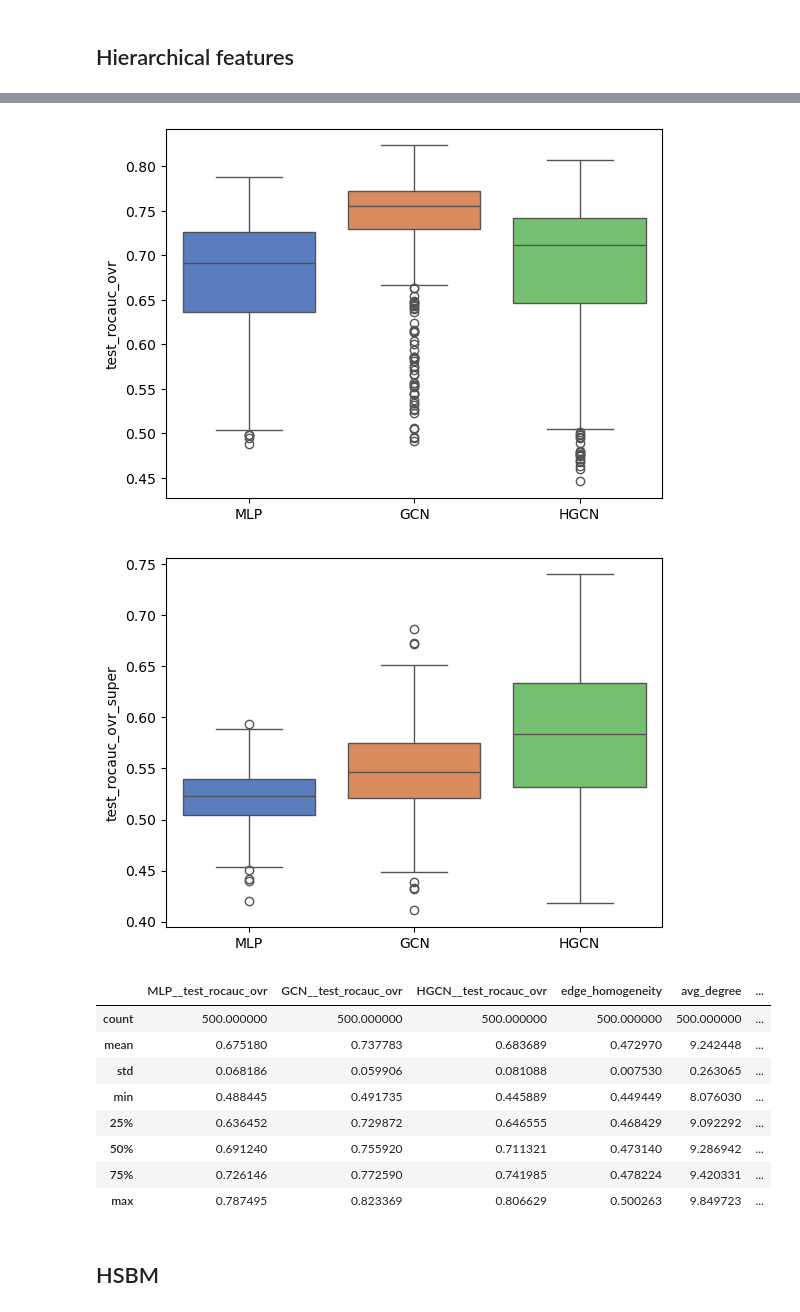
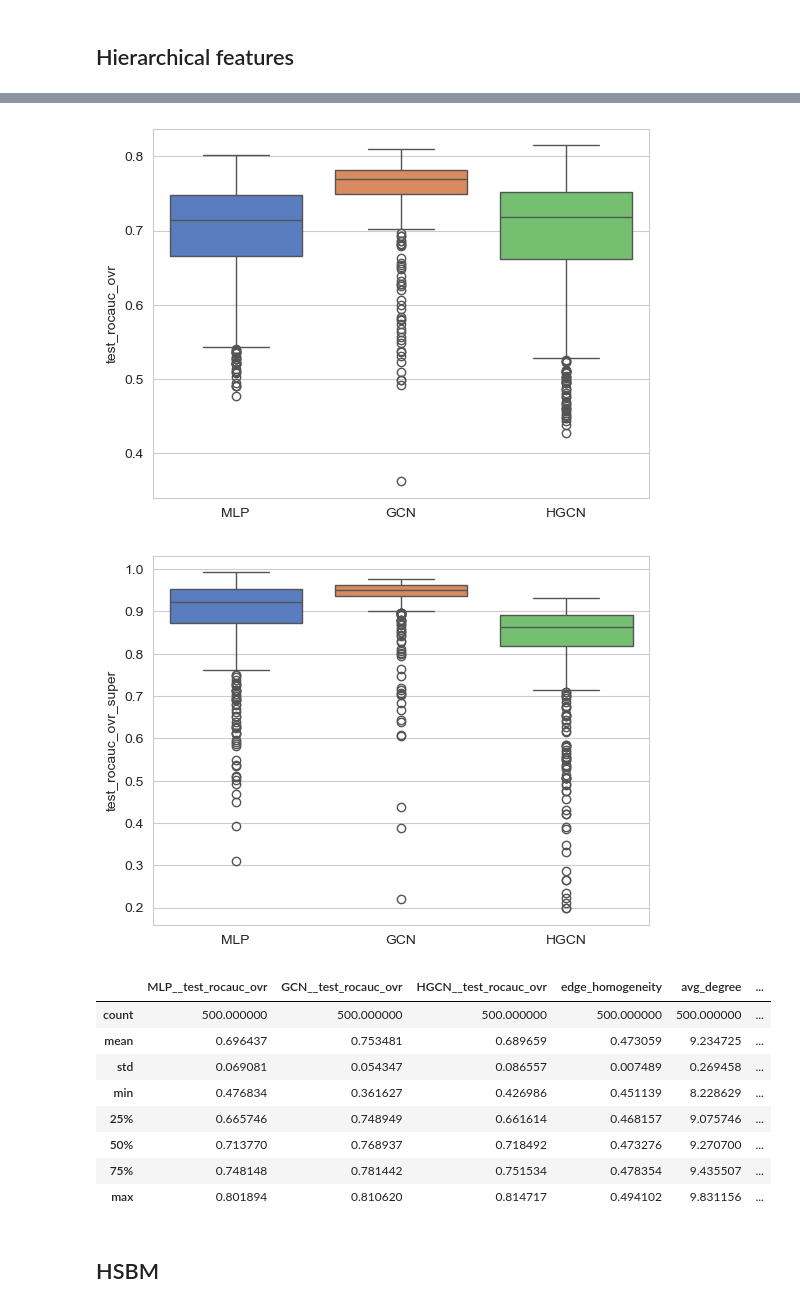
Before and after one commit to danie1uva/graphworld, a Jupyter notebook: src/notebooks/rq2.ipynb, the cells around one changed output, grey strips where cells are left out. Saved outputs shown, nothing was run; the diff lists cells and outputs as text; code cells hidden in the pictures.

```diff
--- a/src/notebooks/rq2.ipynb
+++ b/src/notebooks/rq2.ipynb
@@ -242,8 +242,8 @@ from matplotlib.patches import Circle
 K = 8  # Total number of classes (sub-clusters)
 G = 2  # Number of super-clusters
 D = 2  # Feature dimension (we use 2D for plotting)
-d_squared = 4.0  # Base distance (variance of centers)
-node_noise_variance = 1.0 # The variance for the final node features
+d_squared = 1.0  # Base distance (variance of centers)
+node_noise_variance = 0.1 # The variance for the final node features
 
 # Assign classes to super-groups and set colors
 class_to_super = np.array([i // (K // G) for i in range(K)])
@@ -331,6 +331,6 @@ for i, alpha in enumerate(alphas_to_plot):
 
 fig.suptitle('Visualisation of Class Centroid Geometry as Hierarchy Parameter $\\alpha$ Varies', fontsize=18, y=1.05)
 plt.tight_layout()
-plt.savefig('hierarchical_feature_space_final_corrected.png', dpi=300, bbox_inches='tight')
+# plt.savefig('hierarchical_feature_space_final_corrected.png', dpi=300, bbox_inches='tight')
 plt.show()
 # %% [output]
@@ -1560,14 +1691,14 @@ results.ndjson-00009-of-00010
 # %%
-RESULTS_DIR = '../../graph_gen/snellius_gen/rq2/hier_feats/main_run'
+RESULTS_DIR = '../../graph_gen/snellius_gen/rq2/hier_feats/main_run/'
 dfs = []
-for i in range(1,3):
-    df = df_gen(RESULTS_DIR + f'/{i}' + f'/{i}')
+for i in range(1,2):
+    df = df_gen(RESULTS_DIR + f'/{i}')
     dfs.append(df)
 df = pd.concat(dfs)
-df = df.reset_index(drop=True)
-boxplot_three_models(df, 'test_rocauc_ovr')
-boxplot_three_models(df, 'test_rocauc_ovr_super')
-df[[f'{model}__{metric}' for model in models]+['edge_homogeneity', 'avg_degree','feature_center_distance', 'alpha']].describe()
+df_hf_v2 = df.reset_index(drop=True)
+boxplot_three_models(df_hf_v2, 'test_rocauc_ovr')
+boxplot_three_models(df_hf_v2, 'test_rocauc_ovr_super')
+df_hf_v2[[f'{model}__{metric}' for model in models]+['edge_homogeneity', 'avg_degree','feature_center_distance', 'alpha']].describe()
 # %% [output]
 results.ndjson-00000-of-00010
 results.ndjson-00001-of-00010
@@ -1592,14 +1713,14 @@ results.ndjson-00009-of-00010
-[figure, old version]
+[figure, new version]
-[figure, old version]
+[figure, new version]
 |  | MLP__test_rocauc_ovr | GCN__test_rocauc_ovr | HGCN__test_rocauc_ovr | edge_homogeneity | avg_degree | ... |
 | count | 500.000000 | 500.000000 | 500.000000 | 500.000000 | 500.000000 | ... |
-| mean | 0.675180 | 0.737783 | 0.683689 | 0.472970 | 9.242448 | ... |
-| std | 0.068186 | 0.059906 | 0.081088 | 0.007530 | 0.263065 | ... |
-| min | 0.488445 | 0.491735 | 0.445889 | 0.449449 | 8.076030 | ... |
-| 25% | 0.636452 | 0.729872 | 0.646555 | 0.468429 | 9.092292 | ... |
-| 50% | 0.691240 | 0.755920 | 0.711321 | 0.473140 | 9.286942 | ... |
-| 75% | 0.726146 | 0.772590 | 0.741985 | 0.478224 | 9.420331 | ... |
-| max | 0.787495 | 0.823369 | 0.806629 | 0.500263 | 9.849723 | ... |
+| mean | 0.696437 | 0.753481 | 0.689659 | 0.473059 | 9.234725 | ... |
+| std | 0.069081 | 0.054347 | 0.086557 | 0.007489 | 0.269458 | ... |
+| min | 0.476834 | 0.361627 | 0.426986 | 0.451139 | 8.228629 | ... |
+| 25% | 0.665746 | 0.748949 | 0.661614 | 0.468157 | 9.075746 | ... |
+| 50% | 0.713770 | 0.768937 | 0.718492 | 0.473276 | 9.270700 | ... |
+| 75% | 0.748148 | 0.781442 | 0.751534 | 0.478354 | 9.435507 | ... |
+| max | 0.801894 | 0.810620 | 0.814717 | 0.494102 | 9.831156 | ... |
 # %% [markdown]
 ## HSBM
 # %%
```
Also changed, not shown: parts of 18 cells of this notebook, 4 other files.
